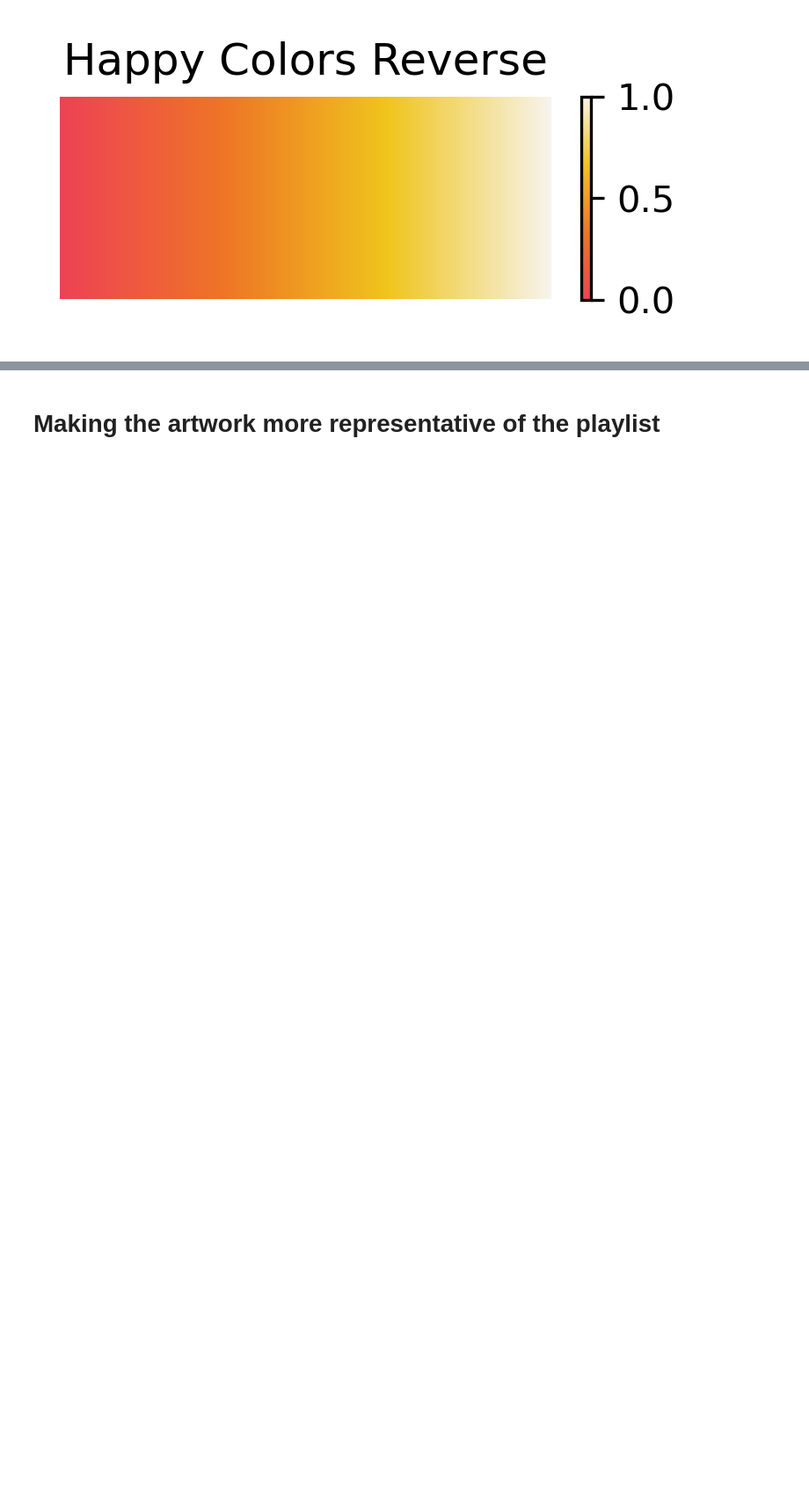
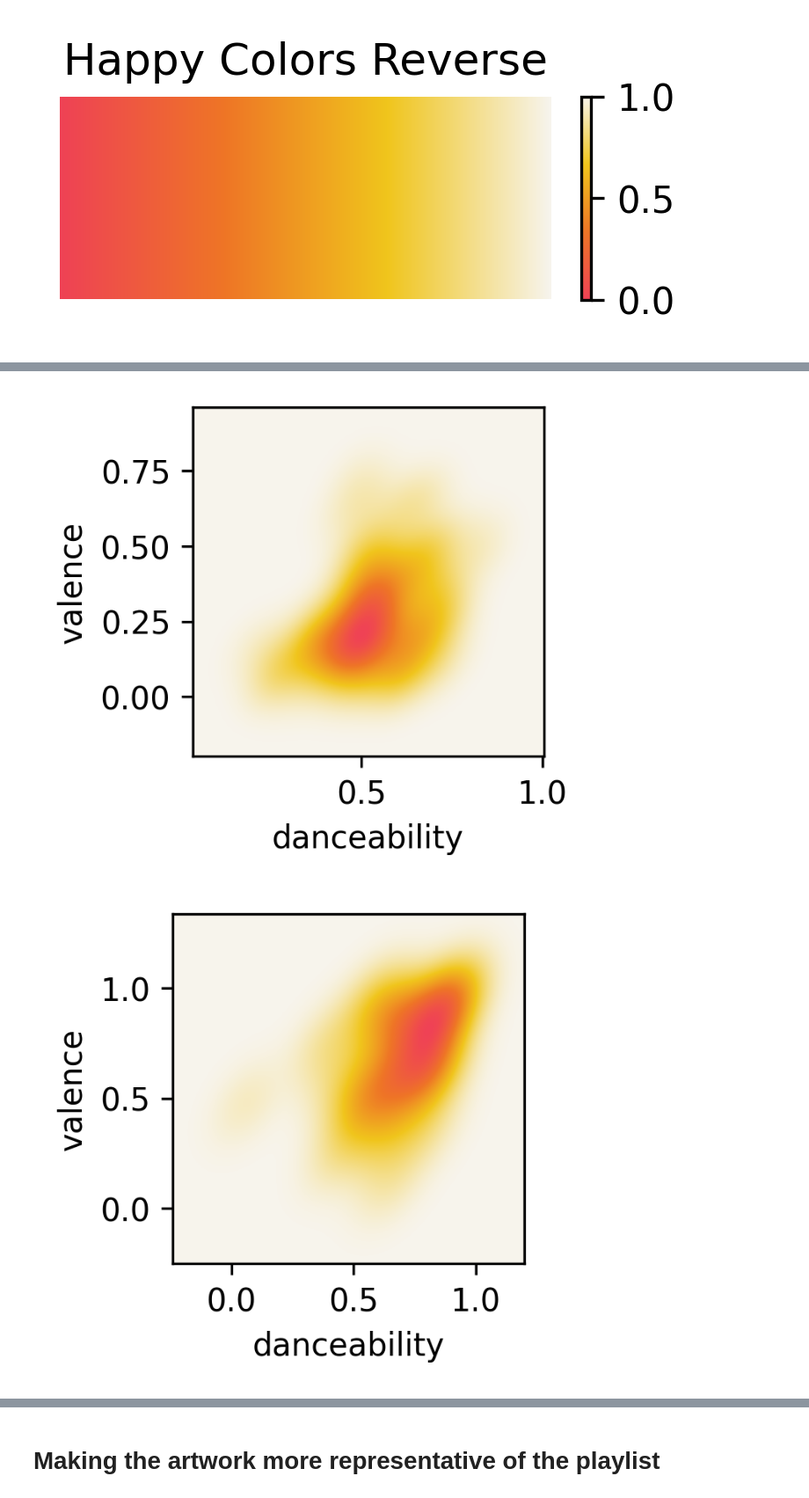
Before and after one commit to daisy-abbott/SpotifyMoodBoard, a Jupyter notebook: playlist.ipynb, the cells around one changed output, grey strips where cells are left out. Shown at 88% size. Saved outputs shown, nothing was run; the diff lists cells and outputs as text; code cells hidden in the pictures; blank space fills up the shorter version.

```diff
--- a/playlist.ipynb
+++ b/playlist.ipynb
@@ -654,0 +686,6 @@ def generate_artwork(df, x, y, cmap, weights):
+# %%
+generate_artwork(sad_df, "danceability", "valence", happy_colors, "loudness")
+generate_artwork(happy_df, "danceability", "valence", happy_colors, "loudness")
+# %% [output]
+[figure, added]
+[figure, added]
```
Also changed, not shown: parts of 11 cells of this notebook, 3 other files.
